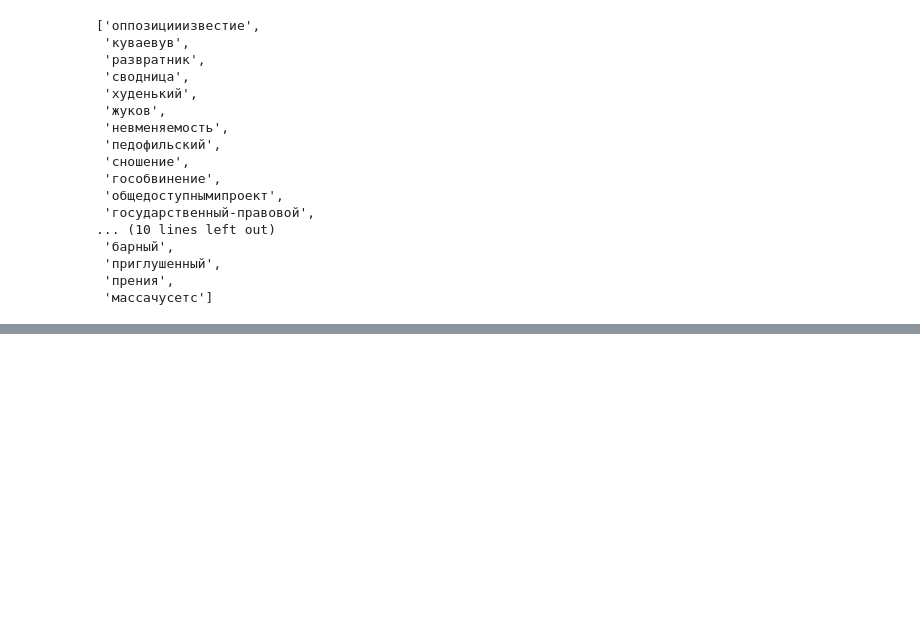
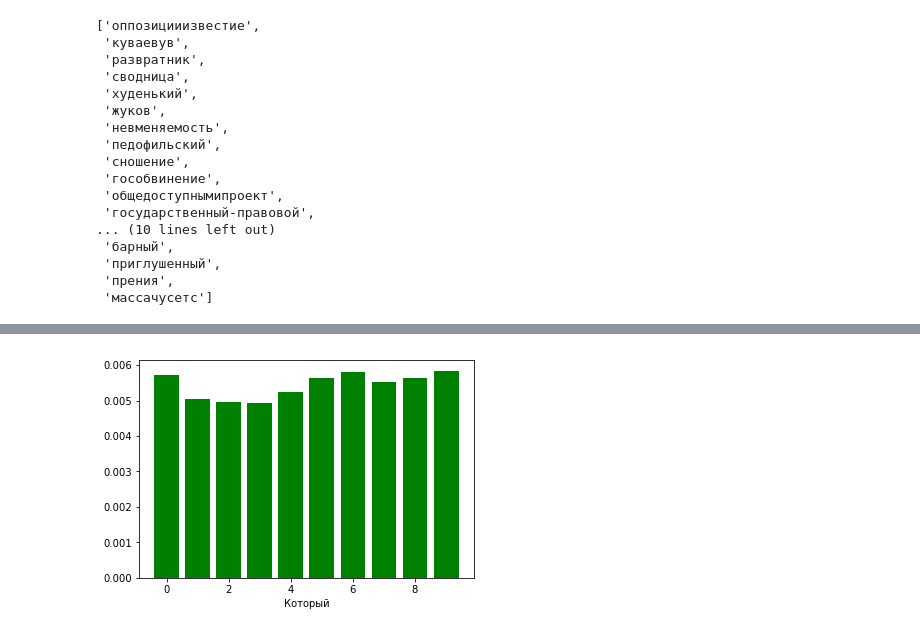
Before and after one commit to dkbrz/AOT_HW, a Jupyter notebook: HW_1/HW_1.ipynb, the cells around one changed output, grey strips where cells are left out. Saved outputs shown, nothing was run; the diff lists cells and outputs as text; code cells hidden in the pictures; blank space fills up the shorter version.

```diff
--- a/HW_1/HW_1.ipynb
+++ b/HW_1/HW_1.ipynb
@@ -278,0 +484,2 @@ new_texts
+# %%
+df = pd.DataFrame({'subc. len':lengths})
@@ -278,0 +500,4 @@ new_texts
+# %%
+for w in sorted(df_all, key=df_all.get, reverse=True)[:50]:
+    if w not in nltk.corpus.stopwords.words('russian'):
+        print (w)
@@ -278,0 +521,6 @@ new_texts
+# %%
+df_words = ['который','год', 'педофил','суд']
+# %%
+for w in df_words:
+    q = [Counter(text.split())[w]/df['subc. len'][key] for key, text in enumerate(new_texts)]
+    df[w] = q
@@ -278,0 +543,7 @@ new_texts
+# %%
+x = np.arange(10)
+plt.bar(x, df['который'], color = 'green' )
+plt.xlabel('Который')
+plt.show()
+# %% [output]
+[figure, added]
```
Also changed, not shown: parts of 61 cells of this notebook, 3 other files.
